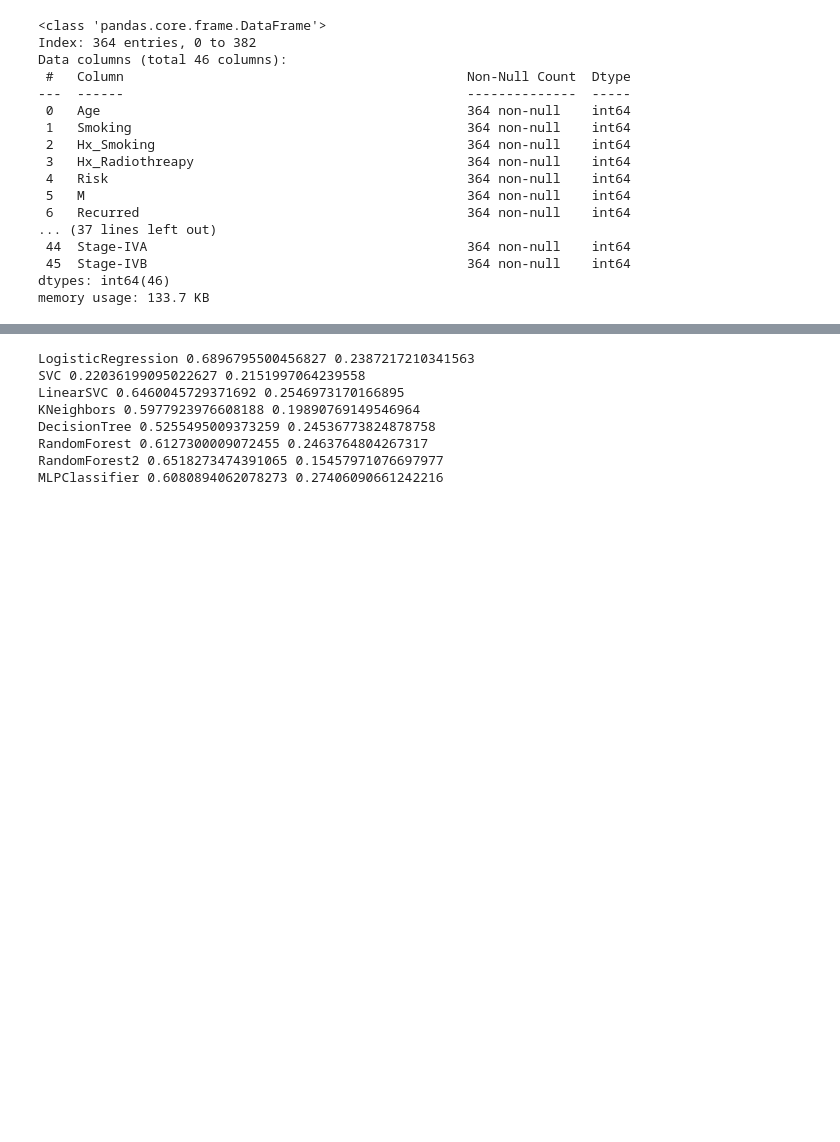
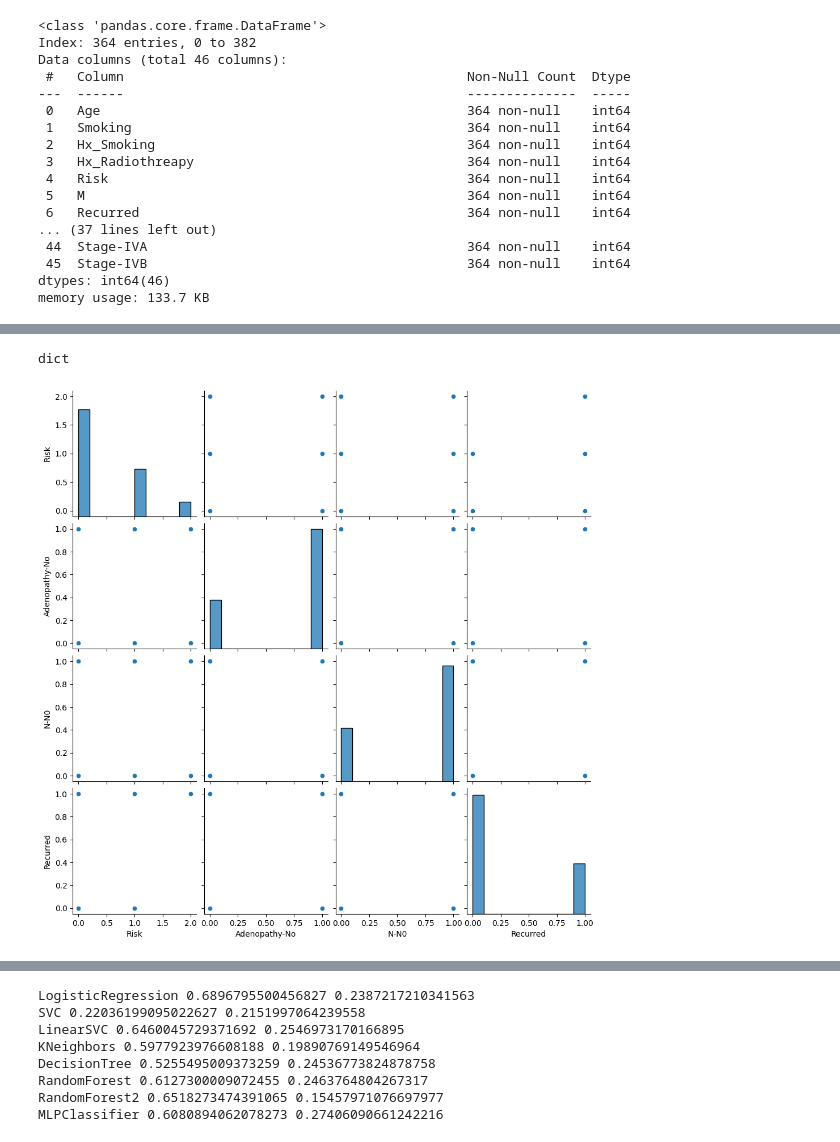
Before and after one commit to Ignacio2M/Data-analysis, a Jupyter notebook: Tiroides.ipynb, the cells around one changed output, grey strips where cells are left out. Saved outputs shown, nothing was run; the diff lists cells and outputs as text; code cells hidden in the pictures; blank space fills up the shorter version.

```diff
--- a/Tiroides.ipynb
+++ b/Tiroides.ipynb
@@ -293,0 +306,7 @@ KeyboardInterrupt:
+# %%
+colums = ['Risk','Adenopathy-No', 'N-N0', 'Recurred']
+sns.pairplot(df[colums])
+dict
+# %% [output]
+dict
+[figure, added]
```
Also changed, not shown: parts of 27 cells of this notebook.
